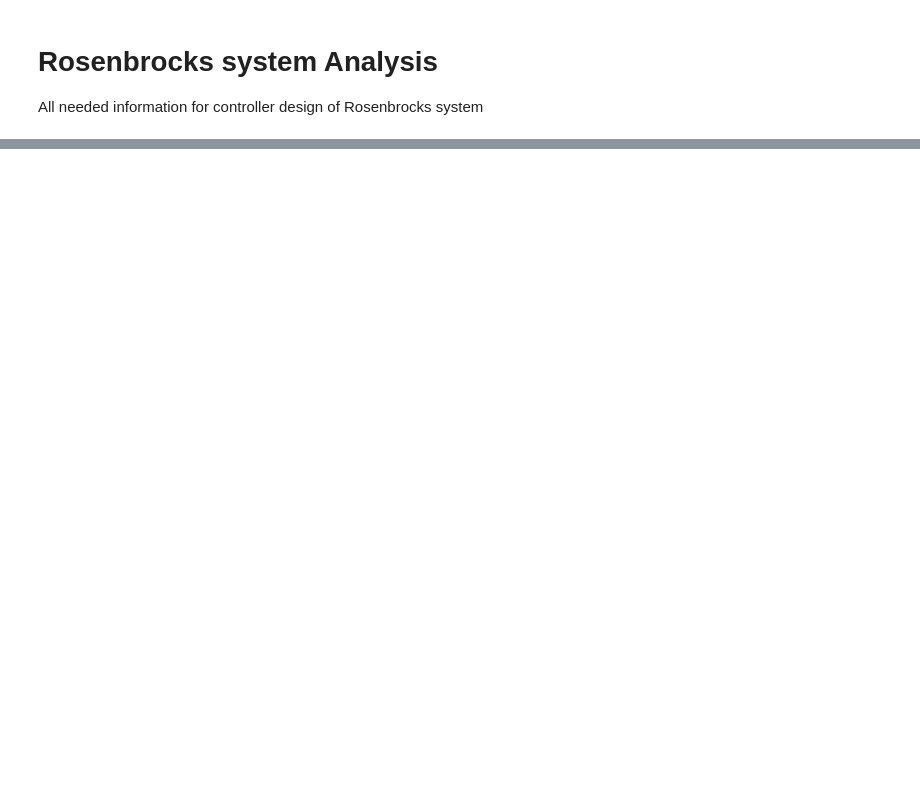
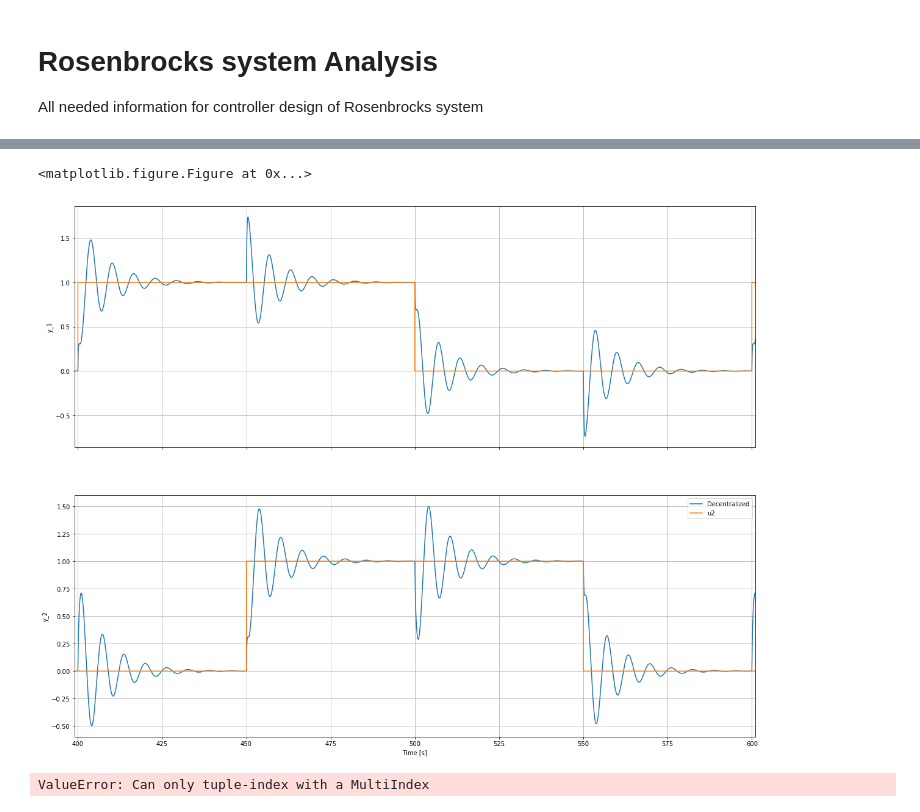
Before and after one commit to AlCap23/IfT_Decoupling, a Jupyter notebook: Python/Untitled.ipynb, the cells around one changed output, grey strips where cells are left out. Saved outputs shown, nothing was run; the diff lists cells and outputs as text; code cells hidden in the pictures; blank space fills up the shorter version.

```diff
--- a/Python/Untitled.ipynb
+++ b/Python/Untitled.ipynb
@@ -28,0 +96,3 @@ mr.AREA_BASED_APPROXIMATION(K,T,L,D)
+# %%
+# Run the simulation
+pf.Run_Simulation(model, sim_parameter)
@@ -28,0 +131,36 @@ mr.AREA_BASED_APPROXIMATION(K,T,L,D)
+# %%
+# Update the simulation model, the model to be simulated is Decentralized, the Results need to be written into this file.
+sim_parameter.update({"Model" : "Rosenbrock_Gain.Decentralized", "Result": "../Data/Rosenbrock/Decentralized"})
+# To be safe, set the gains to 1
+sim_parameter.update({"initialNames":["K_11.k", "K_22.k"], "initialValues":[1.0,1.0]})
+# Simulation of the original system without additional input gain
+pf.Run_Simulation(model, sim_parameter)
+# %%
+# Open the data
+Data = pf.Simulation_Results(sim_parameter["Result"]+".mat")
+# Plot the Data
+plt.clf()
+fig, ax = plt.subplots(2, sharex = True, figsize = (20,16))
+
+ax[0].plot(Data["time"], Data["y1"], label = "Decentralized")
+ax[0].plot(Data["time"], Data["u1"])
+
+ax[1].plot(Data["time"], Data["y2"], label = "Decentralized")
+ax[1].plot(Data["time"], Data["u2"])
+
+ax[1].legend()
+ax[0].set_ylabel('y_1')
+ax[0].grid(True)
+ax[1].set_ylabel('y_2')
+ax[1].set_xlabel('Time [s]')
+ax[1].grid(True)
+ax[0].set_xlim([399,601])
+plt.show()
+# %% [output]
+<matplotlib.figure.Figure at 0x...>
+[figure, added]
+# %%
+# Check the stability via the systems output and the set point u1 and u2
+pf.Stability(Data["y1"],Data["u1"]) and pf.Stability(Data["y2"], Data["u2"])
+# %% [output]
+ValueError: Can only tuple-index with a MultiIndex
```
Also changed, not shown: parts of 16 cells of this notebook, 4 other files.
